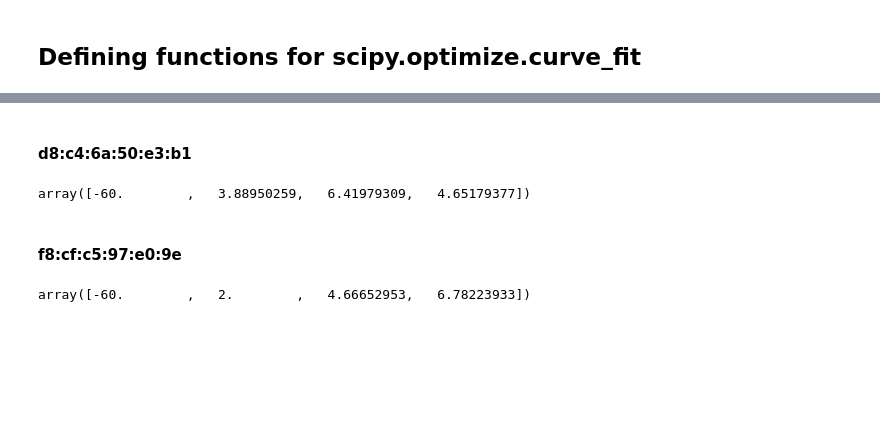
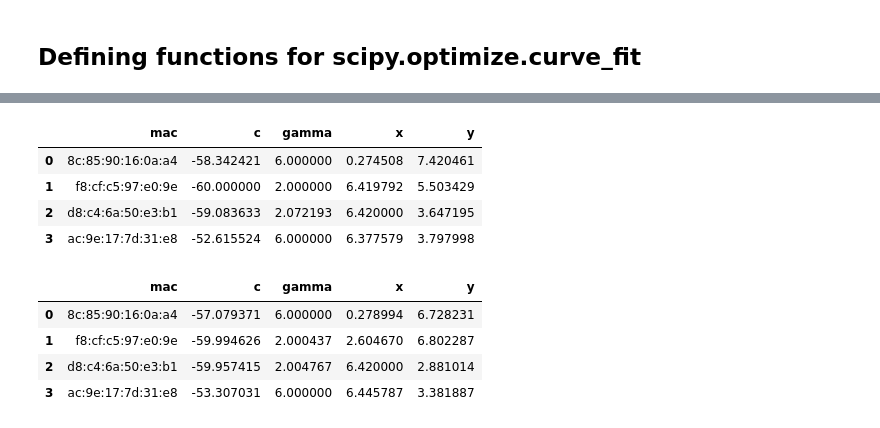
Before and after one commit to ratulesrar3/mobilecomputing, a Jupyter notebook: lab2/lab2.ipynb, the cells around one changed output, grey strips where cells are left out. Drawn from its saved outputs; the diff is of its cells as text; code cells hidden in the pictures; blank space fills up the shorter version.

Commit message:
updated predictions for each trace

```diff
--- a/lab2/lab2.ipynb
+++ b/lab2/lab2.ipynb
@@ -48,3 +34,17 @@ t4 = data[data['mac'] == 'f8:cf:c5:97:e0:9e']
+# %%
+def preprocess(df_list):
+    '''
+    Computes rolling average for RSS for each trace
+    '''
+    clean_dfs = []
+    for df in df_list:
+        df['rss'] = pd.to_numeric(df['rss'])
+        df['mean_rss'] = df['rss'].rolling(window=5, win_type='triang').mean()
+        df = df.dropna()
+        clean_dfs.append(df)
+    macs = list(set(df['mac']))
+
+    return clean_dfs, macs
 # %% [markdown]
 ## Defining functions for scipy.optimize.curve_fit
 # %%
@@ -52,12 +52,25 @@ def localization(coords, c, g, x0, y0):
     x1, y1 = coords
     return c + g * np.log10(((x1-x0)**2 + (y1-y0)**2)**0.5)
 # %%
-def fit(tx):
+def c_fit(tx):
     popt, pcov = scopt.curve_fit(localization,
                                  (tx.loc_x,tx.loc_y),
                                  tx.rss,
-                                 maxfev=30000,
+                                 maxfev=250000,
                                  bounds=((-60,2,-20,-20),(30,6,20,20)))
     return popt
+# %%
+def fit(df_list, trace_num=0):
+    '''
+    Iterates through traces to estimate missing parameters
+    '''
+    clean_dfs, macs = preprocess(df_list)
+    df = clean_dfs[trace_num]
+    popts = []
+    for mac in macs:
+        tx = df[df['mac'] == mac]
+        popts.append([str(mac)] + list(c_fit(tx)))
+
+    return pd.DataFrame(popts, columns=['mac','c', 'gamma', 'x', 'y'])
 # %% [markdown]
 ## Fitting the data
@@ -80,12 +80,0 @@ array([-53.19515604,   6.        ,   6.48825705,   3.78141614])
-# %% [markdown]
-#### d8:c4:6a:50:e3:b1
-# %%
-fit(t3)
-# %% [output]
-array([-60.        ,   3.88950259,   6.41979309,   4.65179377])
-# %% [markdown]
-#### f8:cf:c5:97:e0:9e
-# %%
-fit(t4)
-# %% [output]
-array([-60.        ,   2.        ,   4.66652953,   6.78223933])
@@ -91,0 +89,16 @@ array([-60.        ,   2.        ,   4.66652953,   6.78223933])
+# %%
+fit(dfs, 0)
+# %% [output]
+|  | mac | c | gamma | x | y |
+| 0 | 8c:85:90:16:0a:a4 | -58.342421 | 6.000000 | 0.274508 | 7.420461 |
+| 1 | f8:cf:c5:97:e0:9e | -60.000000 | 2.000000 | 6.419792 | 5.503429 |
+| 2 | d8:c4:6a:50:e3:b1 | -59.083633 | 2.072193 | 6.420000 | 3.647195 |
+| 3 | ac:9e:17:7d:31:e8 | -52.615524 | 6.000000 | 6.377579 | 3.797998 |
+# %%
+fit(dfs, 1)
+# %% [output]
+|  | mac | c | gamma | x | y |
+| 0 | 8c:85:90:16:0a:a4 | -57.079371 | 6.000000 | 0.278994 | 6.728231 |
+| 1 | f8:cf:c5:97:e0:9e | -59.994626 | 2.000437 | 2.604670 | 6.802287 |
+| 2 | d8:c4:6a:50:e3:b1 | -59.957415 | 2.004767 | 6.420000 | 2.881014 |
+| 3 | ac:9e:17:7d:31:e8 | -53.307031 | 6.000000 | 6.445787 | 3.381887 |
```
Also changed, not shown: parts of 33 cells of this notebook.
